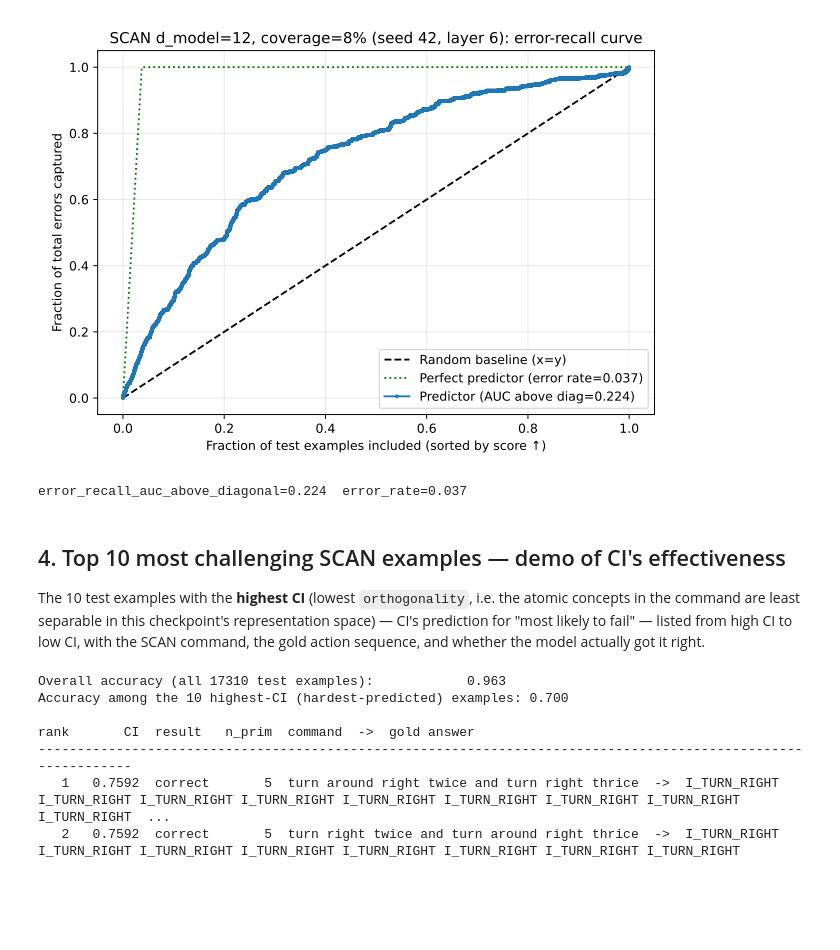
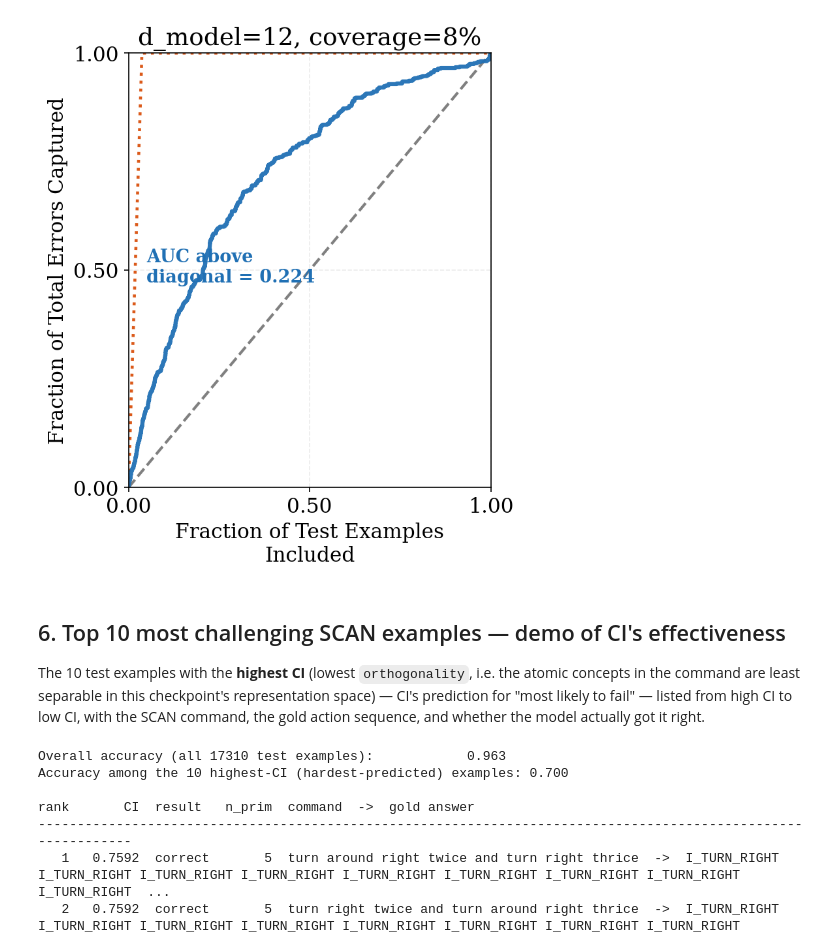
Before and after one commit to mlu108/ACS, a Jupyter notebook: SCAN/scan_ci_demo.ipynb, the cells around one changed output. Drawn from its saved outputs; the diff is of its cells as text; code cells hidden in the pictures; blank space fills up the shorter version.

```diff
--- a/SCAN/scan_ci_demo.ipynb
+++ b/SCAN/scan_ci_demo.ipynb
@@ -190,22 +390,35 @@ Sort examples by CI descending (hardest-predicted first); X = fraction of the te
 # %%
-error_recall_title = (
-    f"SCAN d_model=12, coverage=8% (seed 42, layer {BEST_LAYER}): error-recall curve"
-)
-error_recall_stats = plot_error_recall_curve(
-    rows,
-    title=error_recall_title,
-    savepath=str(OUT_DIR / "error_recall.svg"),
-)
-show_plot(OUT_DIR / "error_recall.svg")
-print(
-    f"error_recall_auc_above_diagonal={error_recall_stats['error_recall_auc_above_diagonal']:.3f}  "
-    f"error_rate={error_recall_stats['error_rate']:.3f}"
-)
+n = len(rows_sorted)
+total_errors = sum(1 - r["correct"] for r in rows_sorted)
+xs_e = np.arange(1, n + 1) / n
+ys_e = np.cumsum([1 - r["correct"] for r in rows_sorted]) / total_errors
+error_rate = total_errors / n
+perfect_xs = np.array([0.0, error_rate, 1.0])
+perfect_ys = np.array([0.0, 1.0, 1.0])
+auc_above = float(np.trapezoid(ys_e - xs_e, xs_e))
+
+fig = plt.figure(figsize=(5, 6.0))
+ax = fig.add_axes([0.13, 0.13, 0.74, 0.74])
+
+ax.plot([0, 1], [0, 1], linestyle="--", color="gray", lw=2.0)
+ax.plot(perfect_xs, perfect_ys, linestyle=":", color=ORANGE, lw=2.2, alpha=0.9)
+ax.plot(xs_e, ys_e, color=BLUE, lw=3.0, alpha=0.95)
+
+ax.set_xlim(0.0, 1.0)
+ax.set_ylim(0.0, 1.0)
+ax.set_xlabel("Fraction of Test Examples\nIncluded")
+ax.set_ylabel("Fraction of Total Errors Captured")
+ax.set_title(f"d_model={D_MODEL}, coverage={COVERAGE}%")
+_set_sparse_ticks(ax, n_xticks=3, n_yticks=3, x_as_percent=False)
+ax.grid(True, alpha=0.25, linestyle="--")
+
+ax.text(0.05, 0.55, f"AUC above\ndiagonal = {auc_above:.3f}", transform=ax.transAxes,
+        fontsize=13, fontweight="bold", color=BLUE, ha="left", va="top")
+show_fig(fig)
 # %% [output]
-[figure, old version]
+[figure, new version]
-error_recall_auc_above_diagonal=0.224  error_rate=0.037
 # %% [markdown]
-## 4. Top 10 most challenging SCAN examples — demo of CI's effectiveness
+## 6. Top 10 most challenging SCAN examples — demo of CI's effectiveness
 
 The 10 test examples with the **highest CI** (lowest `orthogonality`, i.e. the atomic concepts in the command are least separable in this checkpoint's representation space) — CI's prediction for "most likely to fail" — listed from high CI to low CI, with the SCAN command, the gold action sequence, and whether the model actually got it right.
 # %%
```
Also changed, not shown: parts of 12 cells of this notebook, 2 other files.
